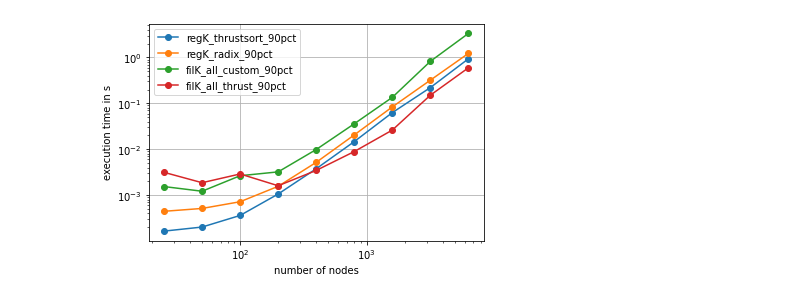
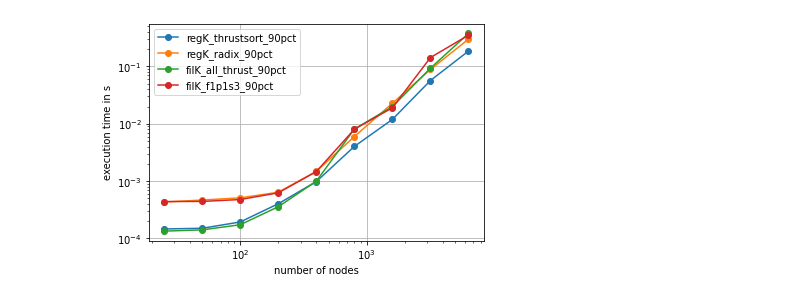
Before and after one commit to hitimr/GPU_ArchComp, a Jupyter notebook: Ex2/scripts/kruskal_benchmark.ipynb, the cells around one changed output. Cells and saved outputs as stored; diff of their text form; code cells hidden in the pictures.

```diff
--- a/Ex2/scripts/kruskal_benchmark.ipynb
+++ b/Ex2/scripts/kruskal_benchmark.ipynb
@@ -30,6 +30,6 @@ Allowed options:
   -t [ --ouputfile_timings ] arg     Output file for timings. Filepath must be
                                      relative to Ex2/
 # %%
-args = f"--inputfile benchmark_data/barabasi_800_50pct.csv --mst-kernel 1 -s 1 -n 1"
+args = f"--inputfile benchmark_data/barabasi_1600_50pct.csv --mst-kernel 1 -s 1 -n 10"
 df = common.run_benchmark(common.OUT_DIR / "timing_results.csv", args=args, print_output=True)
 df
@@ -55,0 +36,4 @@ total   µ=0.192212s     sigma=0s        median=0.192212s        total=0.192212
+# %%
+args = f"--inputfile benchmark_data/barabasi_1600_50pct.csv --mst-kernel 0 -s 1 -n 10"
+df = common.run_benchmark(common.OUT_DIR / "timing_results.csv", args=args, print_output=True)
+df
@@ -173,0 +303,3 @@ Running benchmark with ./home/student1/workspace/simon/GPU_ArchComp/Ex2/build/sr
+# %%
+# didnt call this one
+do_benchmark_runs(filK_f1p1s3_d90)
@@ -389,5 +497,5 @@ plot_lines(regK_thrustsort_runs_d10 + regK_radix_runs_d10 + filK_all_custom_d10
 # %%
-plot_lines(regK_thrustsort_runs_d90 + regK_radix_runs_d90 + filK_all_custom_d90 + filK_all_thrust_d90)
-#plt.savefig(common.OUT_DIR / "all_four_d90.png", dpi=200)
+plot_lines(regK_thrustsort_runs_d90 + regK_radix_runs_d90 + filK_all_thrust_d90 + filK_f1p1s3_d90)
+plt.savefig(common.OUT_DIR / "all_four_d90.png", dpi=200)
 # %% [output]
-[figure, old version]
+[figure, new version]
```
Also changed, not shown: parts of 44 cells of this notebook, 1 other file.
